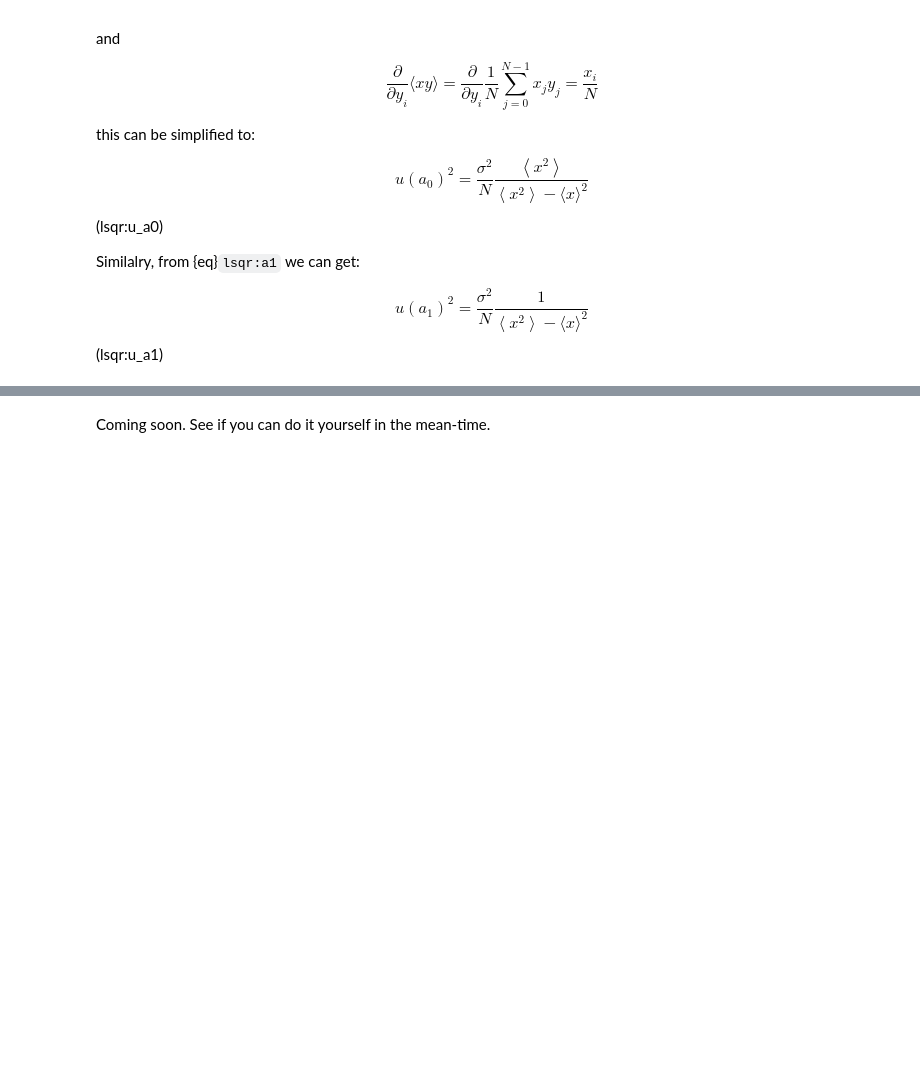
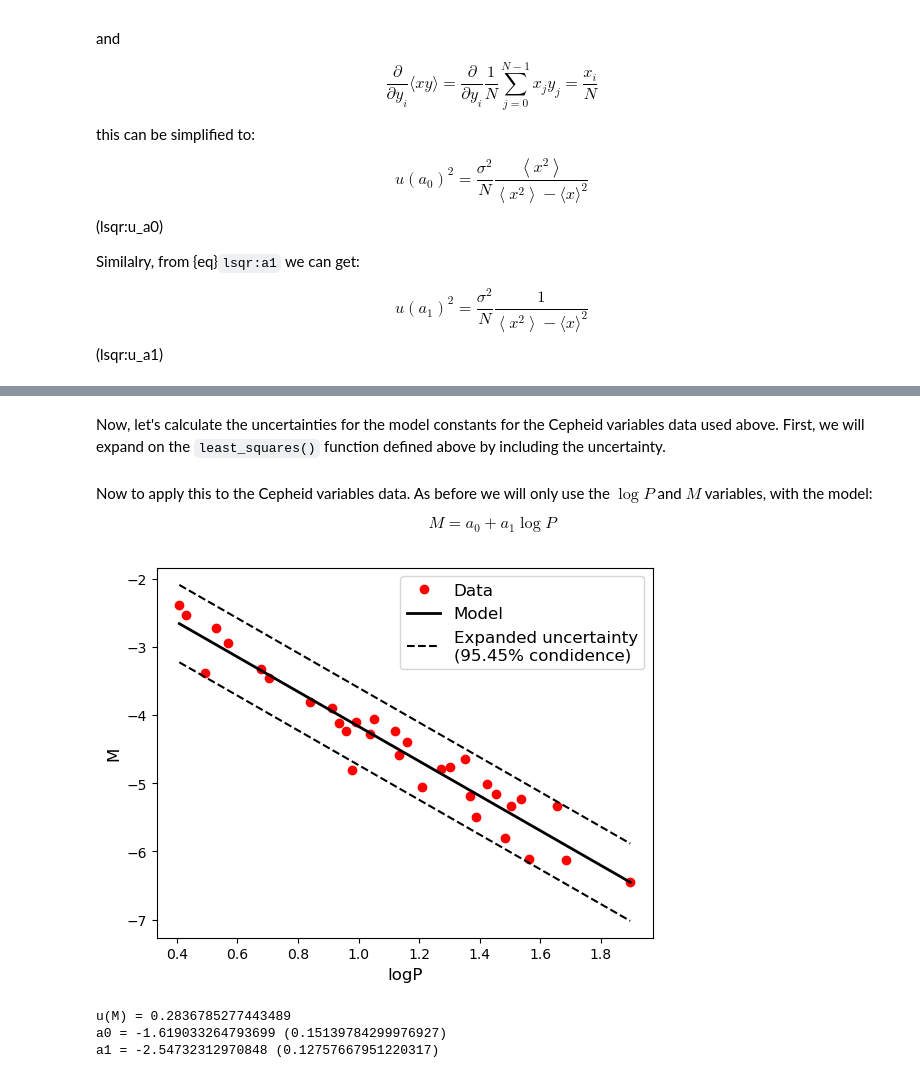
Before and after one commit to maystey/uct-nassp-cm, a Jupyter notebook: book/content/04-numerical-methods/02-curve-fitting/02-least-squares.ipynb, the cells around one changed output, grey strips where cells are left out. Drawn from its saved outputs; the diff is of its cells as text; code cells hidden in the pictures; blank space fills up the shorter version.

Commit message:
Update Curve Fitting chapter

```diff
--- a/book/content/04-numerical-methods/02-curve-fitting/02-least-squares.ipynb
+++ b/book/content/04-numerical-methods/02-curve-fitting/02-least-squares.ipynb
@@ -144,7 +147,8 @@ We start by reading in the file. We will read the data into a 2 arrays. This can
 import numpy as np
 import matplotlib.pyplot as plt
 
-logP, M, color = np.loadtxt('./data/cepheid_data.csv', delimiter = ',', skiprows = 1, unpack = True)
+logP, M, color = np.loadtxt('./data/cepheid_data.csv', delimiter = ',',
+                            skiprows = 1, unpack = True)
 # %% [markdown]
 The keyword arguments used above are:
 
@@ -155,6 +159,8 @@ The keyword arguments used above are:
 As we will be performing 2 minimizations, we will define a function to determine  $a_0$ and $a_1$, and $\sigma_y$:
 # %%
 def least_squares(x, y):
+    '''Least squares minimization to find the constants of a linear fit'''
+
     mean_x = np.mean(x)
     mean_y = np.mean(y)
 
@@ -163,8 +169,9 @@ def least_squares(x, y):
     expect_xx = np.mean(x*x)
 
     a1 = (expect_xy - mean_x*mean_y)/(expect_xx - mean_x*mean_x)
+    a0 = mean_y - a1*mean_x
 
-    return [mean_y - a1*mean_x, a1]
+    return a0, a1
 # %% [markdown]
 **Error in $M$**
 
@@ -278,2 +284,0 @@ $$(lsqr:u_a1)
-# %% [markdown]
-Coming soon. See if you can do it yourself in the mean-time.
@@ -282,0 +285,2 @@ def sigma(a0, a1, x, y):
+# %% [markdown]
+Now, let's calculate the uncertainties for the model constants for the Cepheid variables data used above. First, we will expand on the `least_squares()` function defined above by including the uncertainty.
@@ -283,2 +312,50 @@ def sigma(a0, a1, x, y):
+# %% [markdown]
+Now to apply this to the Cepheid variables data. As before we will only use the $\log P$ and $M$ variables, with the model:
+
+$$
+M = a_0 + a_1 \log P
+$$
+# %%
+import numpy as np
+import matplotlib.pyplot as plt
+
+fontsize = 12
+linewidth = 2
+
+logP, M, color = np.loadtxt('./data/cepheid_data.csv', delimiter = ',',
+                            skiprows = 1, unpack = True)
+
+a0, a1, u_a0, u_a1, u_M = least_squares_uncertainties(logP, M)
+
+# Plotting
+logP_plot = np.array((logP.min(), logP.max()))
+M_plot = a0 + a1 * logP_plot
+
+fig, ax = plt.subplots()
+
+ax.plot(logP, M, 'ro', label = 'Data')
+ax.plot(logP_plot, M_plot, 'k', label='Model', lw=linewidth)
+
+#Plotting expanded uncertainty
+ax.plot(logP_plot, M_plot + 2 * u_M, '--k',
+        label='Expanded uncertainty\n(95.45% condidence)')
+ax.plot(logP_plot, M_plot - 2 * u_M, '--k')
+
+ax.set_xlabel('logP', fontsize = fontsize)
+ax.set_ylabel('M', fontsize = fontsize)
+
+ax.legend(fontsize = fontsize)
+
+plt.show()
+
+# Printing
+print(f'u(M) = {u_M}')
+print(f'a0 = {a0} ({u_a0})')
+print(f'a1 = {a1} ({u_a1})')
+# %% [output]
+[figure, added]
+u(M) = 0.2836785277443489
+a0 = -1.619033264793699 (0.15139784299976927)
+a1 = -2.54732312970848 (0.12757667951220317)
 # %% [markdown]
 </div>
```
Also changed, not shown: parts of 4 cells of this notebook, 3 other files.
